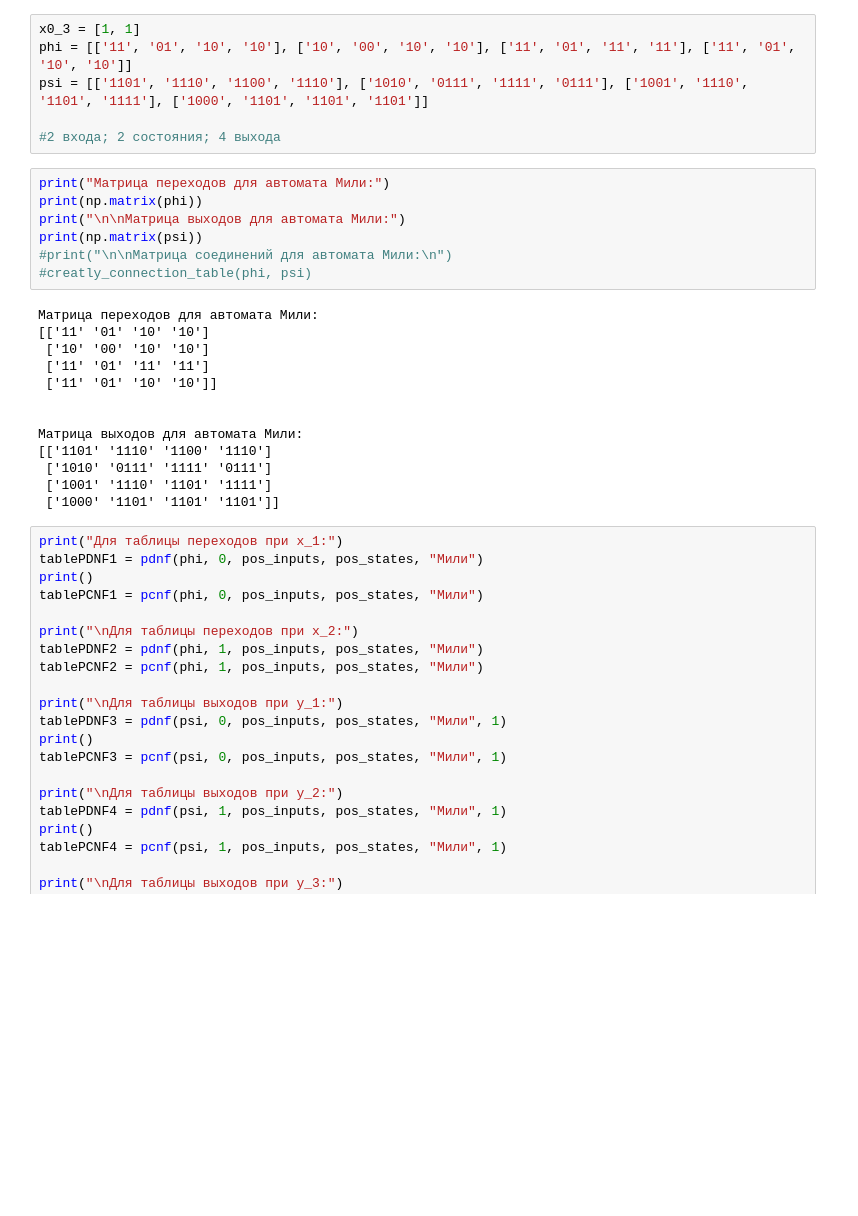
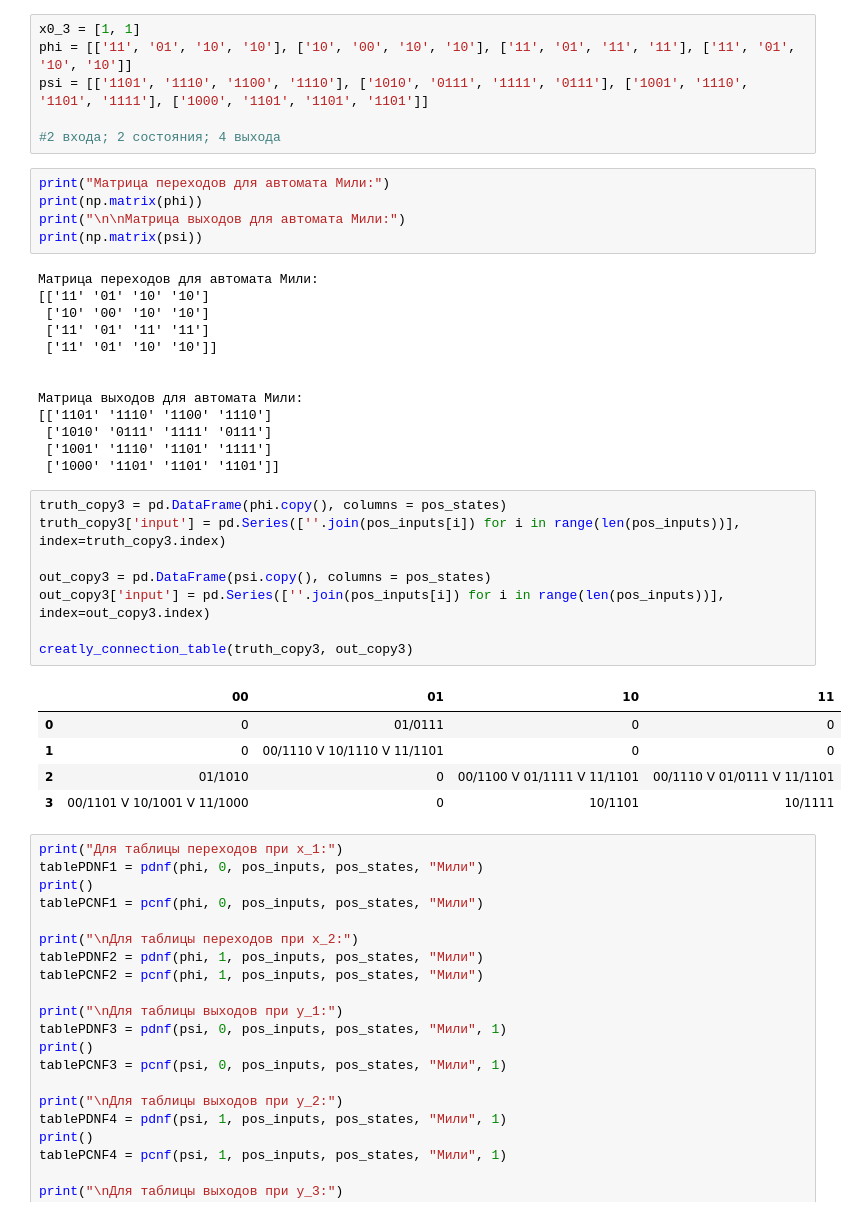
Before and after one commit to Viktory4121/MORD, a Jupyter notebook: КА.ipynb, the cells around one changed output. Cells and saved outputs as stored; diff of their text form; blank space fills up the shorter version.

```diff
--- a/КА.ipynb
+++ b/КА.ipynb
@@ -545,8 +477,6 @@ print("Матрица переходов для автомата Мили:")
 print(np.matrix(phi))
 print("\n\nМатрица выходов для автомата Мили:")
 print(np.matrix(psi))
-#print("\n\nМатрица соединений для автомата Мили:\n")
-#creatly_connection_table(phi, psi)
 # %% [output]
 Матрица переходов для автомата Мили:
 [['11' '01' '10' '10']
@@ -560,6 +490,20 @@ print(np.matrix(psi))
  ['1010' '0111' '1111' '0111']
  ['1001' '1110' '1101' '1111']
  ['1000' '1101' '1101' '1101']]
+# %%
+truth_copy3 = pd.DataFrame(phi.copy(), columns = pos_states)
+truth_copy3['input'] = pd.Series([''.join(pos_inputs[i]) for i in range(len(pos_inputs))], index=truth_copy3.index)
+
+out_copy3 = pd.DataFrame(psi.copy(), columns = pos_states)
+out_copy3['input'] = pd.Series([''.join(pos_inputs[i]) for i in range(len(pos_inputs))], index=out_copy3.index)
+
+creatly_connection_table(truth_copy3, out_copy3)
+# %% [output]
+|  | 00 | 01 | 10 | 11 |
+| 0 | 0 | 01/0111 | 0 | 0 |
+| 1 | 0 | 00/1110 V 10/1110 V 11/1101 | 0 | 0 |
+| 2 | 01/1010 | 0 | 00/1100 V 01/1111 V 11/1101 | 00/1110 V 01/0111 V 11/1101 |
+| 3 | 00/1101 V 10/1001 V 11/1000 | 0 | 10/1101 | 10/1111 |
 # %%
 print("Для таблицы переходов при x_1:")
 tablePDNF1 = pdnf(phi, 0, pos_inputs, pos_states, "Мили")
```
Also changed, not shown: parts of 5 cells of this notebook.
